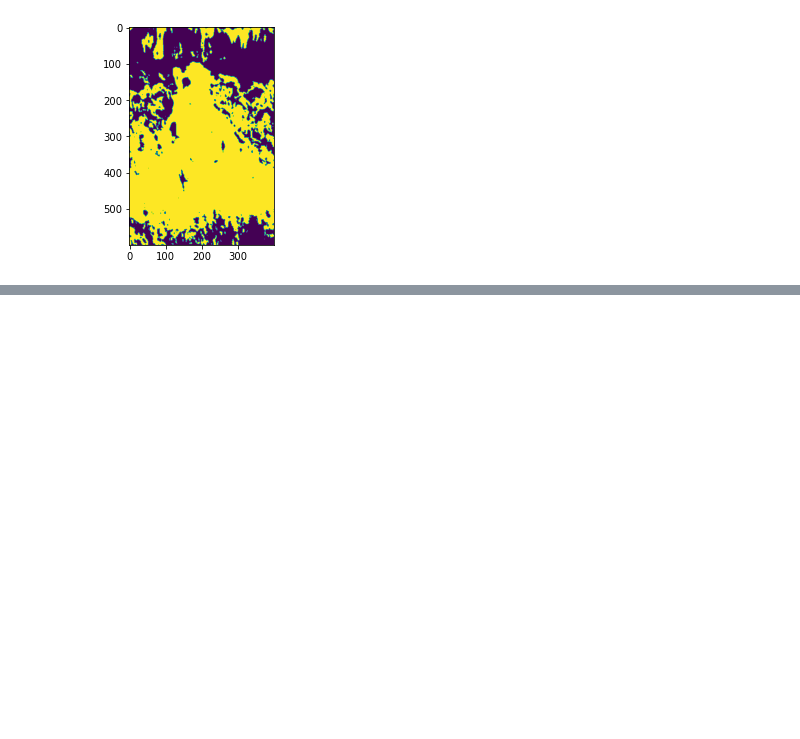
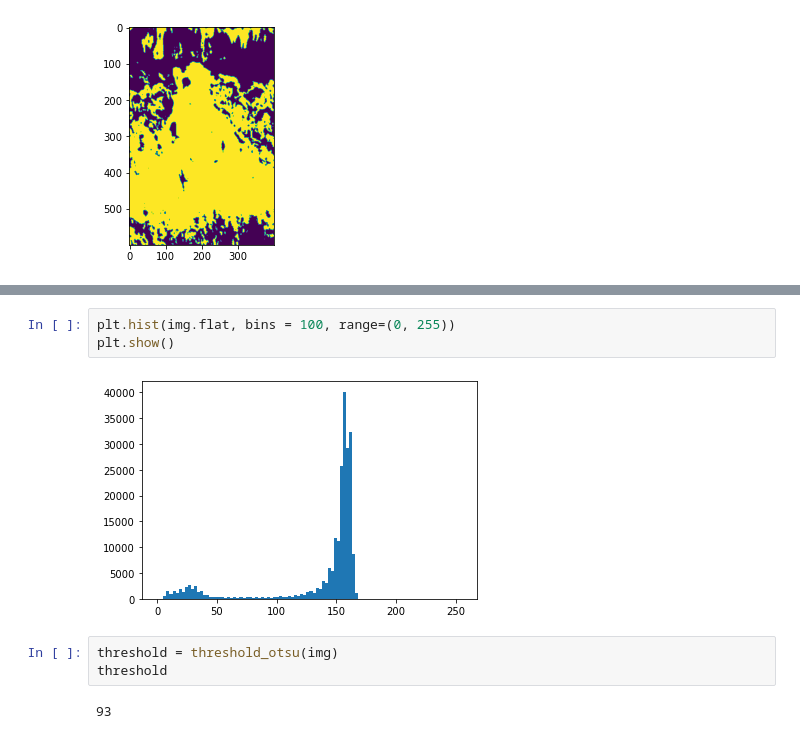
Before and after one commit to vdsukhov/cv-python-learning, a Jupyter notebook: methods/012_segmentation.ipynb, the cells around one changed output, grey strips where cells are left out. Drawn from its saved outputs; the diff is of its cells as text; blank space fills up the shorter version.

```diff
--- a/methods/012_segmentation.ipynb
+++ b/methods/012_segmentation.ipynb
@@ -56,0 +78,10 @@ plt.imshow(np.digitize(entropy_img, bins=[thresh]))
+# %%
+plt.hist(img.flat, bins = 100, range=(0, 255))
+plt.show()
+# %% [output]
+[figure, added]
+# %%
+threshold = threshold_otsu(img)
+threshold
+# %% [output]
+93
```
Also changed, not shown: parts of 35 cells of this notebook, 1 other file.
